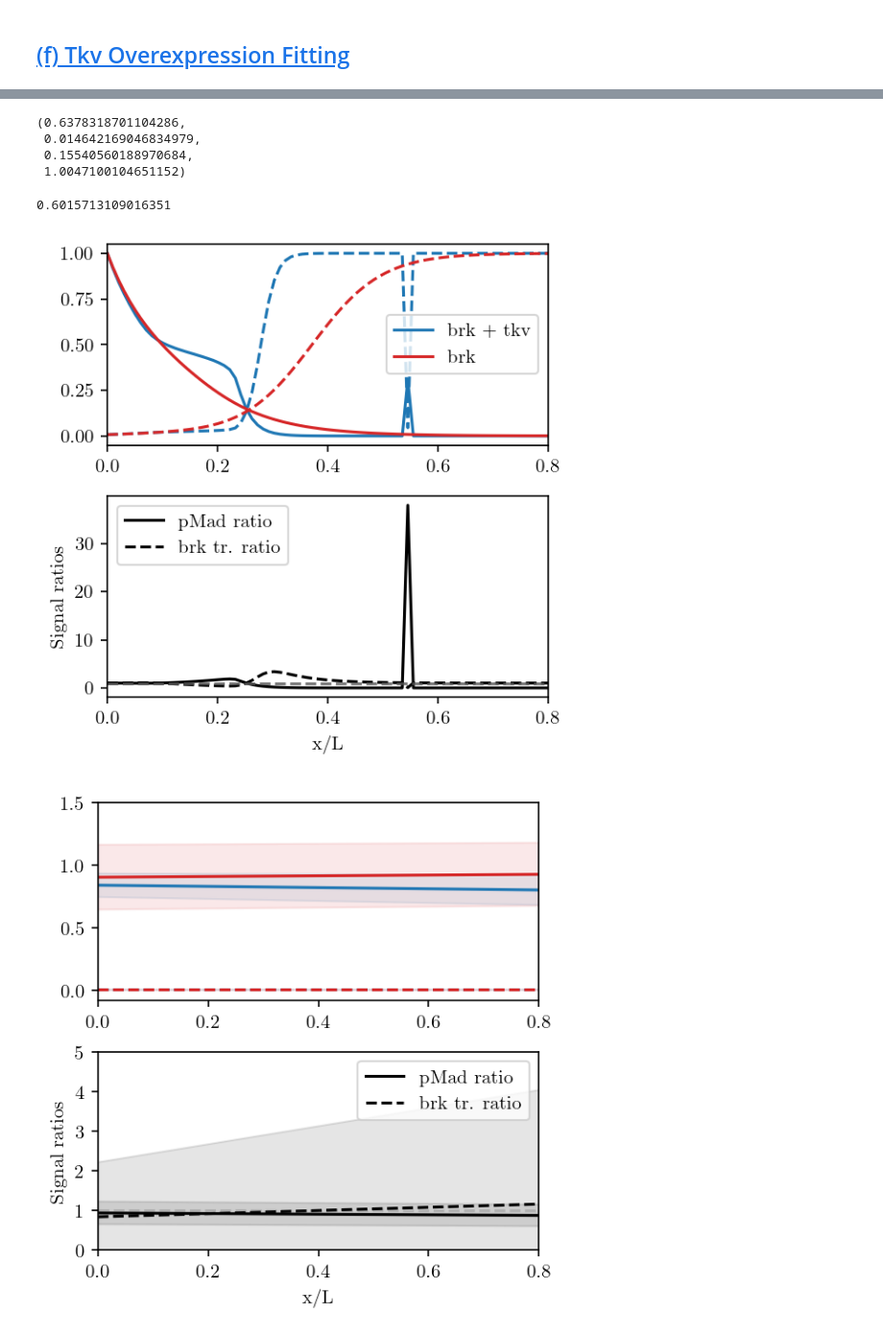
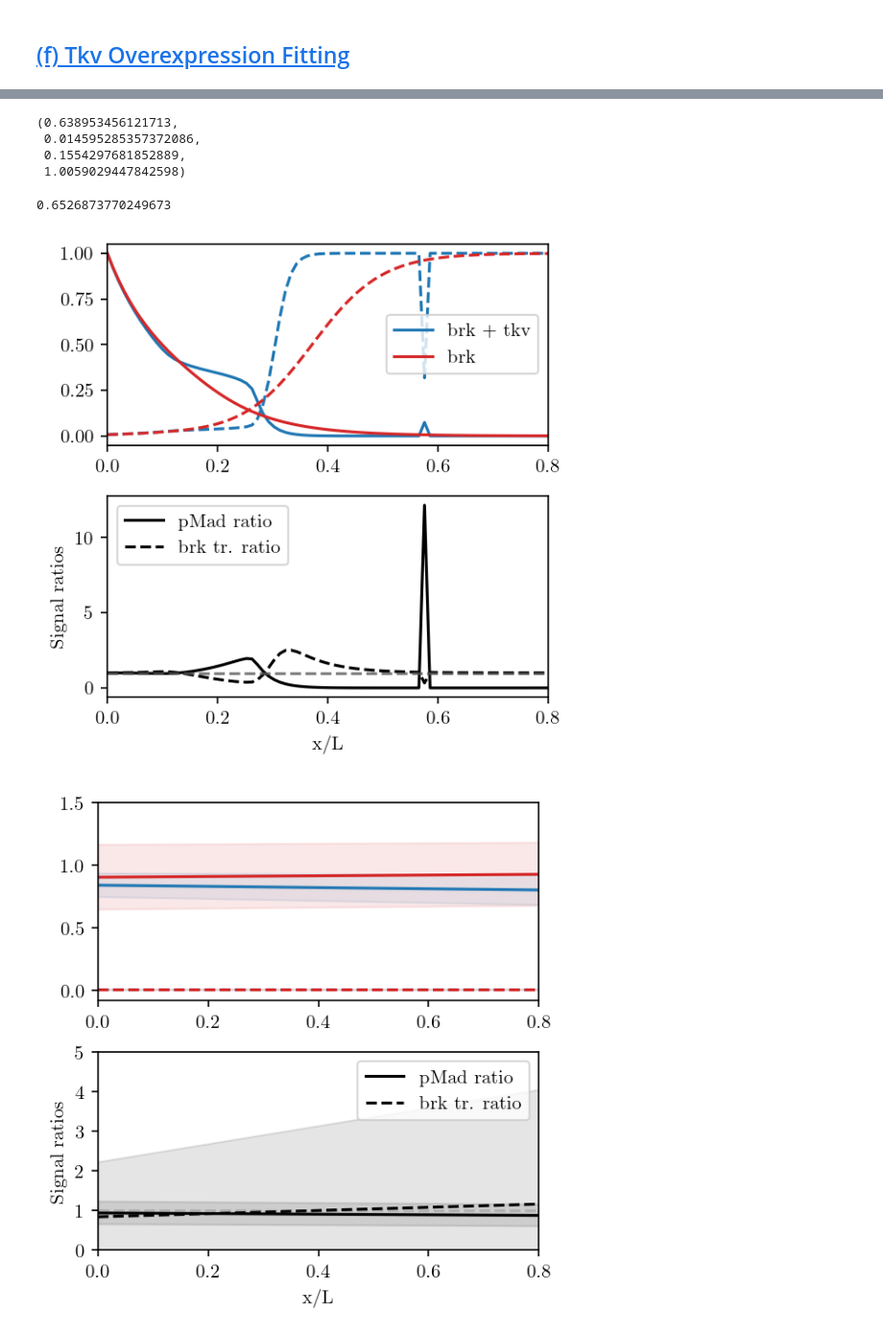
Before and after one commit to bennm37/brk_feedback_analysis, a Jupyter notebook: sm_brk_feedback_numerics.ipynb, the cells around one changed output, grey strips where cells are left out. Shown at 96% size. Cells and saved outputs as stored; diff of their text form; code cells hidden in the pictures.

```diff
--- a/sm_brk_feedback_numerics.ipynb
+++ b/sm_brk_feedback_numerics.ipynb
@@ -535,11 +535,11 @@ ax.set(xlabel="x/L", xlim=(0, 80), ylim=(0, 1.1))
 [figure]
 # %%
 plt.close("all")
-## Investigating Varying k5 and k6
+## Investigating Varying k1 and k2
 fig, ax = plt.subplots(1, 2, figsize=(6, 3))
-for k6 in np.logspace(-3, 0, 3):
-    vx, vpmad, vbrk_trans, vpmad_mut, vbrk_trans_mut = compare(c_dep_sol_WT, c_dep_sol_mut, k6=k6)
-    alpha = (-np.log10(k6) + 1) / 4
+for k2 in np.logspace(-3, 0, 3):
+    vx, vpmad, vbrk_trans, vpmad_mut, vbrk_trans_mut = compare(c_dep_sol_WT, c_dep_sol_mut, k2=k2)
+    alpha = (-np.log10(k2) + 1) / 4
     ax[0].plot(vx,vpmad,c="tab:blue",linestyle="-",label="pMad (WT)",linewidth=3,alpha=alpha)
     ax[0].plot(vx, vbrk_trans, c="tab:red", label="brk transcr. (WT)", linewidth=3, alpha=alpha)
     ax[1].plot(vx,vpmad_mut,c="tab:blue",linestyle="-",label="pMad (brk mut)",linewidth=3,alpha=alpha)
@@ -875,19 +875,19 @@ np.savetxt('./brk_feedback_data/spatial_gradients_brk_plus_tkv.txt',output_array
 # %% [markdown]
 ## <a id='toc4_4_'></a>[(d) brk replaced by dadRNAi (strong repression)](#toc0_)
 # %%
-k3_dadrnai = k3global
+k4_dadrnai = k4global
 h2_dadrnai = h2global
-def equations_GRN_dadRNAireplbrk_leastsq(vars,dpp,k5,k6,k3,h2, sdadt):
+def equations_GRN_dadRNAireplbrk_leastsq(vars,dpp,k1,k2,k4,h2, sdadt):
     """Remove upregulation of tkv by brk but keep repression of dad."""
     pmad,brk,dad,tkv = vars
-    eq1 = spmadtglobal*dpp*tkv * (madtotglobal/k5)/(1 + (madtotglobal/k5) +(dad/k6))/pmad - 1
-    eq2 = sbrktglobal / (1 + (pmad/k7global)**h1global)/brk - 1
-    eq3 = (sdadt + sdadt * (pmad/k4global)**h3global/(1 + (pmad/k4global)**h3global))/ (1 + (brk/(k3))**h2)/dad - 1
+    eq1 = spmadtglobal*dpp*tkv * (madtotglobal/k1)/(1 + (madtotglobal/k1) +(dad/k2))/pmad - 1
+    eq2 = sbrktglobal / (1 + (pmad/k3global)**h1global)/brk - 1
+    eq3 = (sdadt + sdadt * (pmad/k5global)**h3global/(1 + (pmad/k5global)**h3global))/ (1 + (brk/(k4))**h2)/dad - 1
     eq4 = stkv1tglobal/tkv - 1
     return [eq1,eq2,eq3,eq4]
 
-def c_dep_sol_dadRNAireplbrk(c,k5,k6,k3=k3_dadrnai, h2=h2_dadrnai, sdadt=sdad1tglobal):
-    sol = least_squares(lambda vars: equations_GRN_dadRNAireplbrk_leastsq(vars,c,k5,k6,k3,h2, sdadt), (1, 1, 1, 1),bounds=(0,np.inf))
+def c_dep_sol_dadRNAireplbrk(c,k1,k2,k4=k4_dadrnai, h2=h2_dadrnai, sdadt=sdad1tglobal):
+    sol = least_squares(lambda vars: equations_GRN_dadRNAireplbrk_leastsq(vars,c,k1,k2,k4,h2, sdadt), (1, 1, 1, 1),bounds=(0,np.inf))
     pmad,brk,dad,tkv =  sol.x
     return pmad,brk,dad,tkv
 # %%
@@ -958,14 +958,14 @@ def loss_dadrnai(p):
     print(p, residual)
     return residual
 # %%
-f = lambda _, k3, h2 : GRN_spatial_integrator(
-        lambda dpp: c_dep_sol_dadRNAireplbrk(dpp, 1, 1e-3, k3, h2)
+f = lambda _, k4, h2 : GRN_spatial_integrator(
+        lambda dpp: c_dep_sol_dadRNAireplbrk(dpp, 1, 1e-3, k4, h2)
     )[2][:84:2]
 L = 84
 x = np.linspace(0, 1, 100)
 results_dadi = curve_fit(f, x, pmad_dadi[0],p0=[2e-3, 2e-1], bounds=([0,0],[np.inf,np.inf]))
-print(f"k3 = {results_dadi[0][0]} +/- {np.sqrt(np.diag(results_dadi[1])[0])}")
+print(f"k4 = {results_dadi[0][0]} +/- {np.sqrt(np.diag(results_dadi[1])[0])}")
 print(f"h2 = {results_dadi[0][1]} +/- {np.sqrt(np.diag(results_dadi[1])[1])}")
-k3_fit = results_dadi[0][0]
+k4_fit = results_dadi[0][0]
 h2_fit = results_dadi[0][1]
 # %% [output]
@@ -1124,31 +1111,31 @@ h4 = 1.01e+01 +/- 5.79e-01
 # %%
 plt.close("all")
-k2_tkv, h4_tkv = 0.0329, 10
-x1, _, p1, b1 = GRN_spatial_integrator(lambda dpp: c_dep_sol_tkvreplbrk(dpp, 1, 1e-3, k2=k2_tkv, h4=h4_tkv))[:4]
+k6_tkv, h4_tkv = 0.0329, 10
+x1, _, p1, b1 = GRN_spatial_integrator(lambda dpp: c_dep_sol_tkvreplbrk(dpp, 1, 1e-3, k6=k6_tkv, h4=h4_tkv))[:4]
 x2, rp2, rb2, p2, b2 = compare(c_dep_sol_WT, c_dep_sol_mut, 1, 1e-3)
 output_array = np.vstack([x1, p1, b1, p2, b2]).T
-np.savetxt(f'./brk_feedback_data/spatial_gradients_brk_plus_tkv_k2_{k2_tkv:.2f}_h4_{h4_tkv:.2f}.txt',output_array, delimiter=",") if save else None
+np.savetxt(f'./brk_feedback_data/spatial_gradients_brk_plus_tkv_k6_{k6_tkv:.2f}_h4_{h4_tkv:.2f}.txt',output_array, delimiter=",") if save else None
 # %%
-c_dep_sol_tkvreplbrk(dpp, 1, 1e-3, k2=k2_tkv, h4=h4_tkv)
+c_dep_sol_tkvreplbrk(dpp, 1, 1e-3, k6=k6_tkv, h4=h4_tkv)
 # %% [output]
-(0.6378318701104286,
- 0.014642169046834979,
- 0.15540560188970684,
- 1.0047100104651152)
+(0.638953456121713,
+ 0.014595285357372086,
+ 0.1554297681852889,
+ 1.0059029447842598)
 # %%
 # PLOT AGAINST BM WITH RATIO
 x1, _, p1 = GRN_spatial_integrator(
-    lambda dpp: c_dep_sol_tkvreplbrk(dpp, 1, 1e-3, k2=k2_fit, h4=h4_fit)
+    lambda dpp: c_dep_sol_tkvreplbrk(dpp, 1, 1e-3, k6=k6_tkv, h4=h4_tkv)
 )[:3]
 p1[:84:2]
 print(np.sum((p1[:84:2] - pmad_tkv[0])**2))
-b1 = 1 / (1 + (p1 / k7global) ** h1global)
+b1 = 1 / (1 + (p1 / k3global) ** h1global)
 fig, ax = plot_ratio(x1,x1,p1,b1,vpmad_mut,vbrk_trans_mut, "tkv")
 # ax[0].scatter(x1[:84:2], brk_KO)
-plt.savefig(f"media/tkv_ratio_plot_{k2_fit:.2f}_{h4_fit:.2f}.pdf") if save else None
+plt.savefig(f"media/tkv_ratio_plot_{k6_fit:.2f}_{h4_fit:.2f}.pdf") if save else None
 # %% [output]
-0.6015713109016351
+0.6526873770249673
-[figure, old version]
+[figure, new version]
 # %%
 # PLOT OF DATA
 M = np.linspace(0,pmad_KO.shape[1]*100/50,pmad_KO.shape[1])
```
Also changed, not shown: parts of 32 cells of this notebook, 13 other files.
